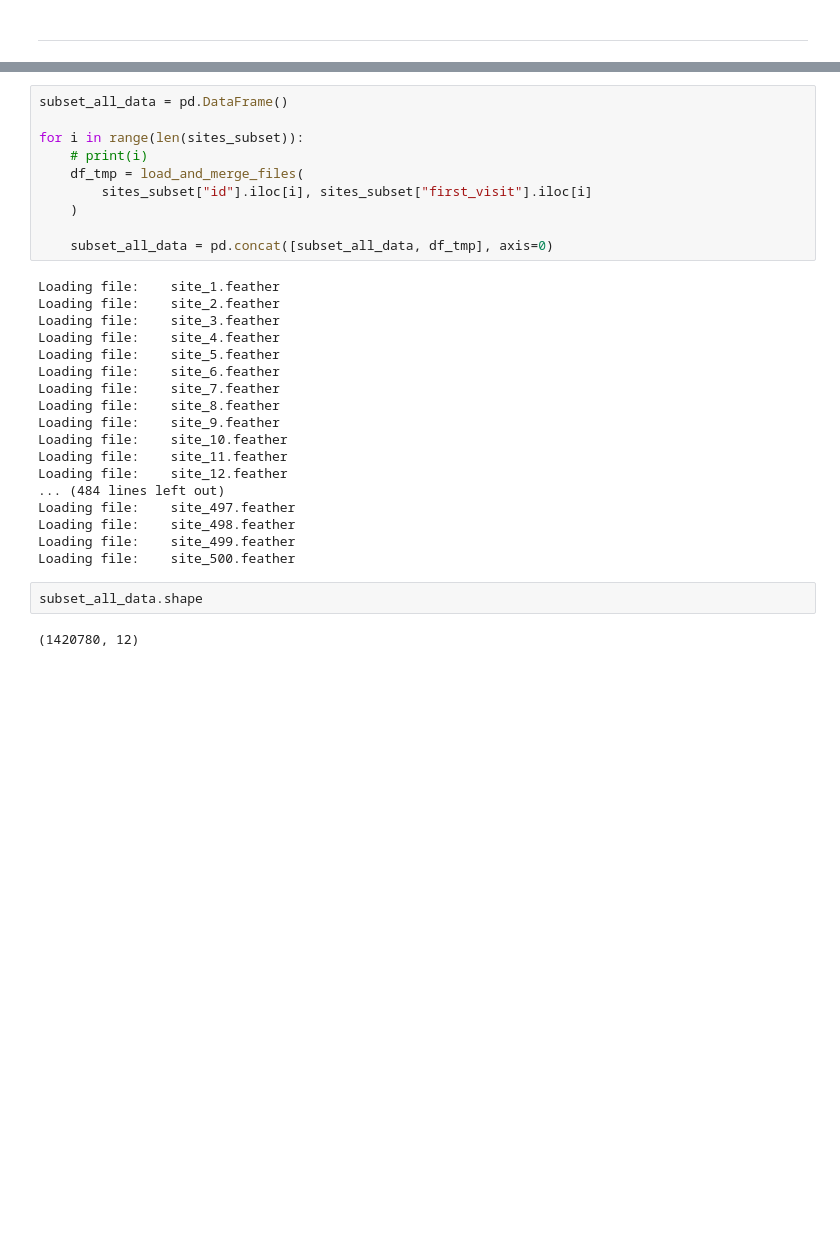
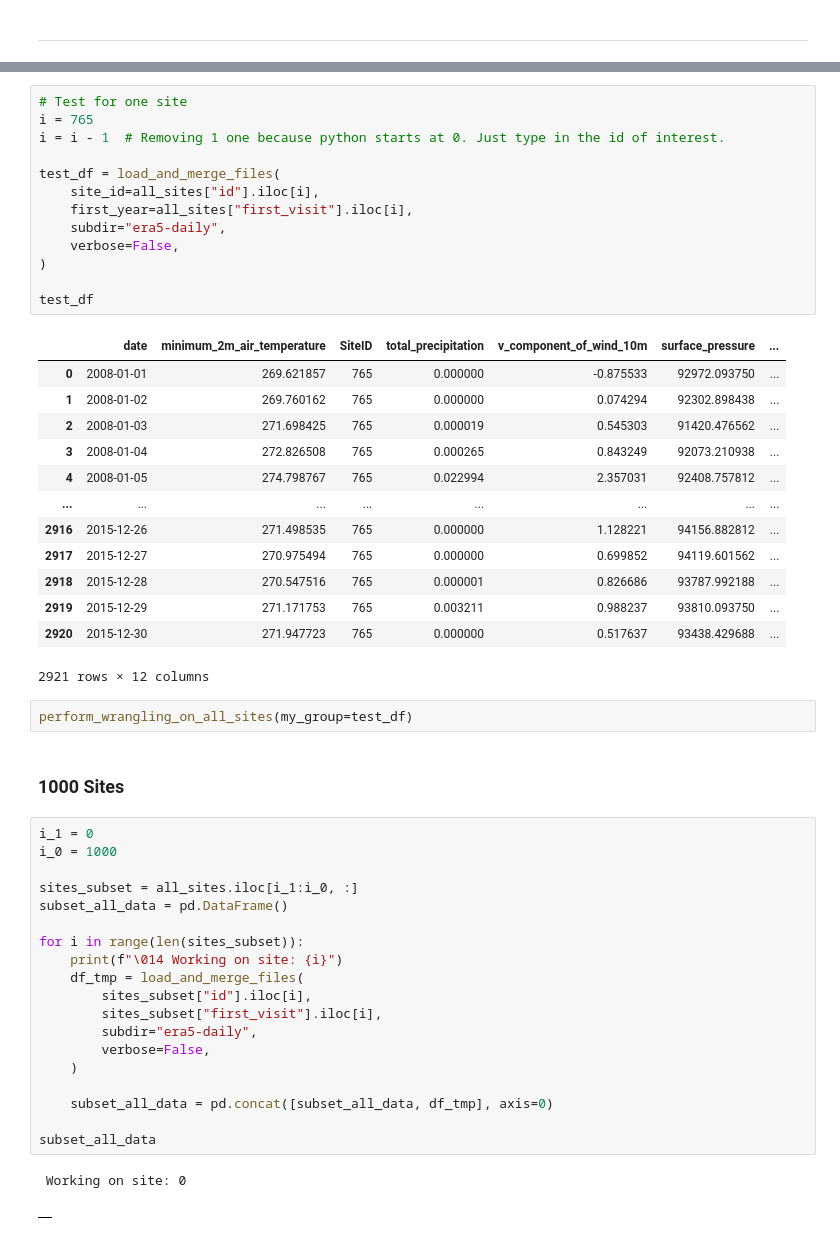
Before and after one commit to padasch/ifn_analysis, a Jupyter notebook: python/02_process_gee_data/process_era5_daily.ipynb, the cells around one changed output, grey strips where cells are left out. Cells and saved outputs as stored; diff of their text form; blank space fills up the shorter version.

```diff
--- a/python/02_process_gee_data/process_era5_daily.ipynb
+++ b/python/02_process_gee_data/process_era5_daily.ipynb
@@ -909,32 +302,53 @@ sites_subset.shape
+# %%
+# Test for one site
+i = 765
+i = i - 1  # Removing 1 one because python starts at 0. Just type in the id of interest.
+
+test_df = load_and_merge_files(
+    site_id=all_sites["id"].iloc[i],
+    first_year=all_sites["first_visit"].iloc[i],
+    subdir="era5-daily",
+    verbose=False,
+)
+
+test_df
+# %% [output]
+|  | date | minimum_2m_air_temperature | SiteID | total_precipitation | v_component_of_wind_10m | surface_pressure | ... |
+| 0 | 2008-01-01 | 269.621857 | 765 | 0.000000 | -0.875533 | 92972.093750 | ... |
+| 1 | 2008-01-02 | 269.760162 | 765 | 0.000000 | 0.074294 | 92302.898438 | ... |
+| 2 | 2008-01-03 | 271.698425 | 765 | 0.000019 | 0.545303 | 91420.476562 | ... |
+| 3 | 2008-01-04 | 272.826508 | 765 | 0.000265 | 0.843249 | 92073.210938 | ... |
+| 4 | 2008-01-05 | 274.798767 | 765 | 0.022994 | 2.357031 | 92408.757812 | ... |
+| ... | ... | ... | ... | ... | ... | ... | ... |
+| 2916 | 2015-12-26 | 271.498535 | 765 | 0.000000 | 1.128221 | 94156.882812 | ... |
+| 2917 | 2015-12-27 | 270.975494 | 765 | 0.000000 | 0.699852 | 94119.601562 | ... |
+| 2918 | 2015-12-28 | 270.547516 | 765 | 0.000001 | 0.826686 | 93787.992188 | ... |
+| 2919 | 2015-12-29 | 271.171753 | 765 | 0.003211 | 0.988237 | 93810.093750 | ... |
+| 2920 | 2015-12-30 | 271.947723 | 765 | 0.000000 | 0.517637 | 93438.429688 | ... |
+2921 rows × 12 columns
+# %%
+perform_wrangling_on_all_sites(my_group=test_df)
+# %% [markdown]
+### 1000 Sites
 # %%
+i_1 = 0
+i_0 = 1000
+
+sites_subset = all_sites.iloc[i_1:i_0, :]
 subset_all_data = pd.DataFrame()
 
 for i in range(len(sites_subset)):
-    # print(i)
+    print(f"\014 Working on site: {i}")
     df_tmp = load_and_merge_files(
-        sites_subset["id"].iloc[i], sites_subset["first_visit"].iloc[i]
+        sites_subset["id"].iloc[i],
+        sites_subset["first_visit"].iloc[i],
+        subdir="era5-daily",
+        verbose=False,
     )
 
     subset_all_data = pd.concat([subset_all_data, df_tmp], axis=0)
+
+subset_all_data
 # %% [output]
-Loading file:    site_1.feather
-Loading file:    site_2.feather
-Loading file:    site_3.feather
-Loading file:    site_4.feather
-Loading file:    site_5.feather
-Loading file:    site_6.feather
-Loading file:    site_7.feather
-Loading file:    site_8.feather
-Loading file:    site_9.feather
-Loading file:    site_10.feather
-Loading file:    site_11.feather
-Loading file:    site_12.feather
-... (484 lines left out)
-Loading file:    site_497.feather
-Loading file:    site_498.feather
-Loading file:    site_499.feather
-Loading file:    site_500.feather
+ Working on site: 0
+|  |
-# %%
-subset_all_data.shape
-# %% [output]
-(1420780, 12)
```
Also changed, not shown: parts of 40 cells of this notebook, 21 other files.
